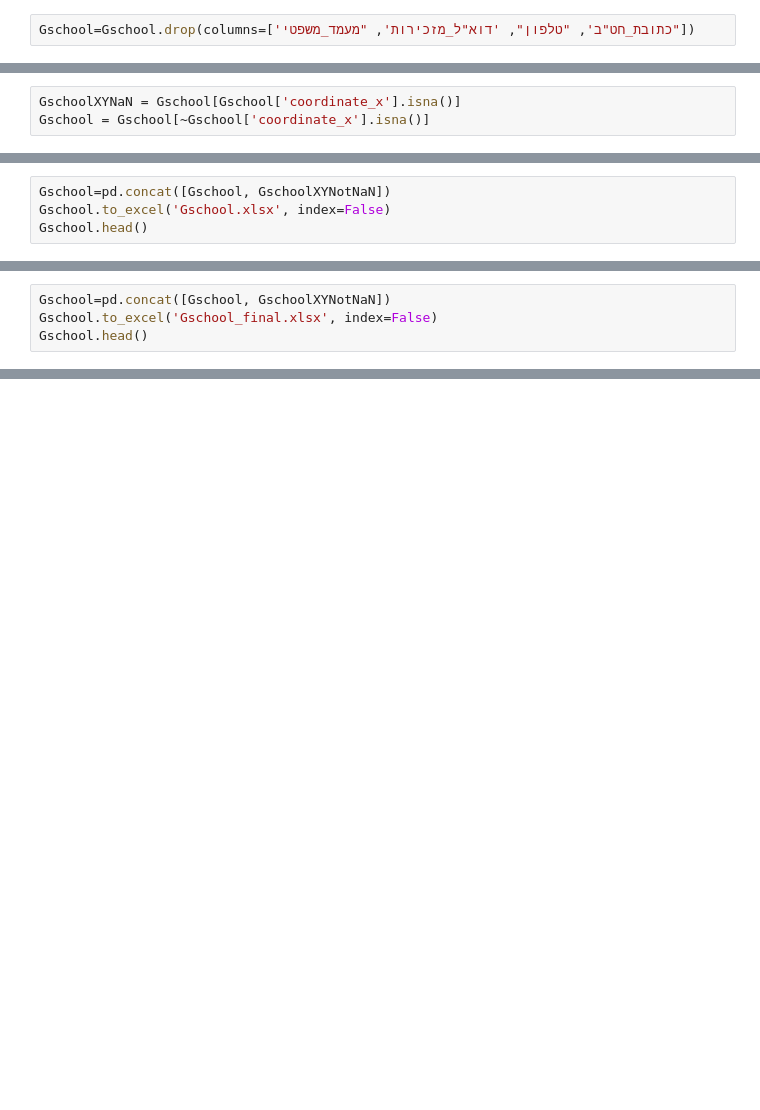
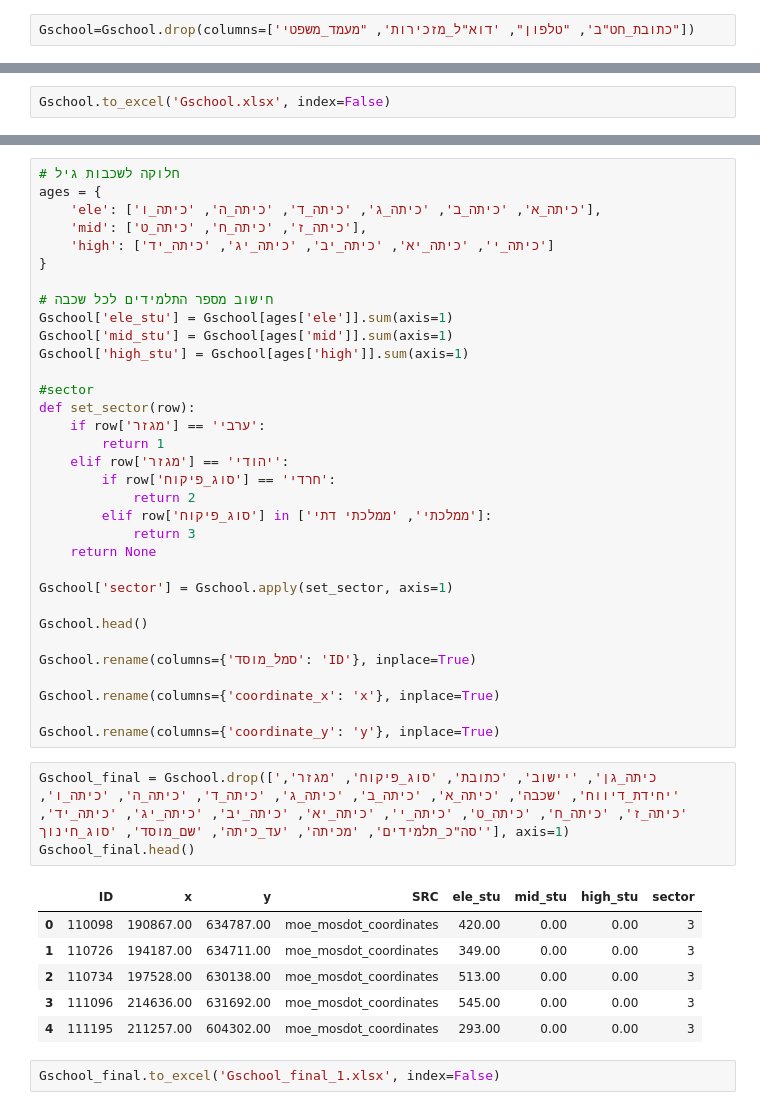
Before and after one commit to DavidPerelman/education, a Jupyter notebook: ministry_of_education/main.ipynb, the cells around one changed output, grey strips where cells are left out. Drawn from its saved outputs; the diff is of its cells as text; blank space fills up the shorter version.

```diff
--- a/ministry_of_education/main.ipynb
+++ b/ministry_of_education/main.ipynb
@@ -83,3 +113,0 @@ Gschool=Gschool[~Gschool['שכבה'].str.contains('גן', na=False)]
-# %%
-GschoolXYNaN = Gschool[Gschool['coordinate_x'].isna()]
-Gschool = Gschool[~Gschool['coordinate_x'].isna()]
@@ -142,4 +214,2 @@ GschoolXYNotNaN.head()
 # %%
-Gschool=pd.concat([Gschool, GschoolXYNotNaN])
 Gschool.to_excel('Gschool.xlsx', index=False)
-Gschool.head()
@@ -241,4 +215,0 @@ GschoolXYNotNaN
-# %%
-Gschool=pd.concat([Gschool, GschoolXYNotNaN])
-Gschool.to_excel('Gschool_final.xlsx', index=False)
-Gschool.head()
@@ -252 +216,46 @@ Gschool.head()
+# %%
+# חלוקה לשכבות גיל
+ages = {
+    'ele': ['כיתה_א', 'כיתה_ב', 'כיתה_ג', 'כיתה_ד', 'כיתה_ה', 'כיתה_ו'],
+    'mid': ['כיתה_ז', 'כיתה_ח', 'כיתה_ט'],
+    'high': ['כיתה_י', 'כיתה_יא', 'כיתה_יב', 'כיתה_יג', 'כיתה_יד']
+}
+
+# חישוב מספר התלמידים לכל שכבה
+Gschool['ele_stu'] = Gschool[ages['ele']].sum(axis=1)
+Gschool['mid_stu'] = Gschool[ages['mid']].sum(axis=1)
+Gschool['high_stu'] = Gschool[ages['high']].sum(axis=1)
+
+#sector
+def set_sector(row):
+    if row['מגזר'] == 'ערבי':
+        return 1
+    elif row['מגזר'] == 'יהודי':
+        if row['סוג_פיקוח'] == 'חרדי':
+            return 2
+        elif row['סוג_פיקוח'] in ['ממלכתי', 'ממלכתי דתי']:
+            return 3
+    return None
+
+Gschool['sector'] = Gschool.apply(set_sector, axis=1)
+
+Gschool.head()
+
+Gschool.rename(columns={'סמל_מוסד': 'ID'}, inplace=True)
+
+Gschool.rename(columns={'coordinate_x': 'x'}, inplace=True)
+
+Gschool.rename(columns={'coordinate_y': 'y'}, inplace=True)
+# %%
+Gschool_final = Gschool.drop(['כיתה_גן', 'יישוב', 'כתובת', 'סוג_פיקוח', 'מגזר', 'יחידת_דיווח', 'שכבה', 'כיתה_א', 'כיתה_ב', 'כיתה_ג', 'כיתה_ד', 'כיתה_ה', 'כיתה_ו', 'כיתה_ז', 'כיתה_ח', 'כיתה_ט', 'כיתה_י', 'כיתה_יא', 'כיתה_יב', 'כיתה_יג', 'כיתה_יד', 'סה"כ_תלמידים', 'מכיתה', 'עד_כיתה', 'שם_מוסד', 'סוג_חינוך'], axis=1)
+Gschool_final.head()
+# %% [output]
+|  | ID | x | y | SRC | ele_stu | mid_stu | high_stu | sector |
+| 0 | 110098 | 190867.00 | 634787.00 | moe_mosdot_coordinates | 420.00 | 0.00 | 0.00 | 3 |
+| 1 | 110726 | 194187.00 | 634711.00 | moe_mosdot_coordinates | 349.00 | 0.00 | 0.00 | 3 |
+| 2 | 110734 | 197528.00 | 630138.00 | moe_mosdot_coordinates | 513.00 | 0.00 | 0.00 | 3 |
+| 3 | 111096 | 214636.00 | 631692.00 | moe_mosdot_coordinates | 545.00 | 0.00 | 0.00 | 3 |
+| 4 | 111195 | 211257.00 | 604302.00 | moe_mosdot_coordinates | 293.00 | 0.00 | 0.00 | 3 |
+# %%
+Gschool_final.to_excel('Gschool_final_1.xlsx', index=False)
 # %%
```
Also changed, not shown: parts of 30 cells of this notebook, 8 other files.
